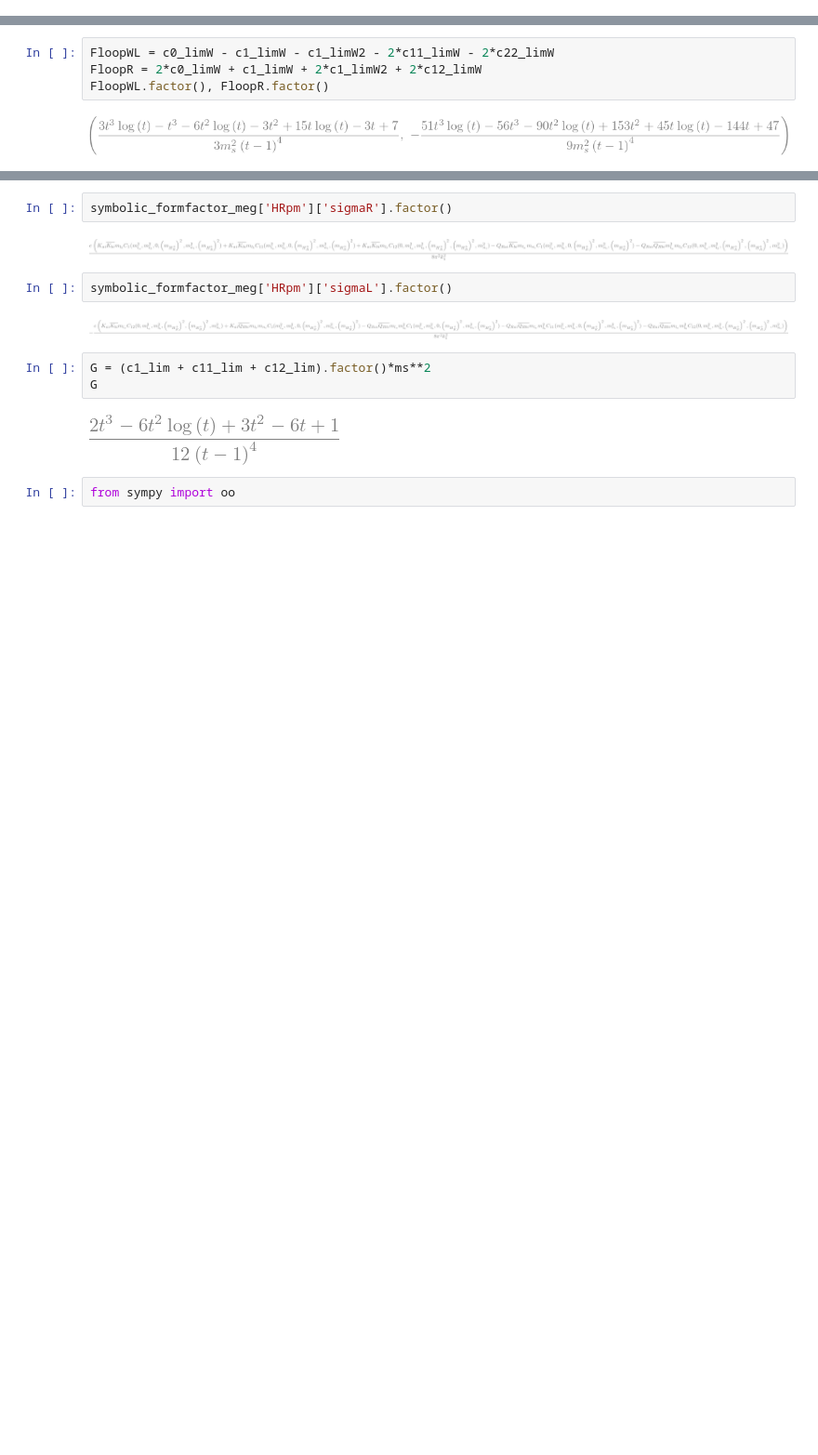
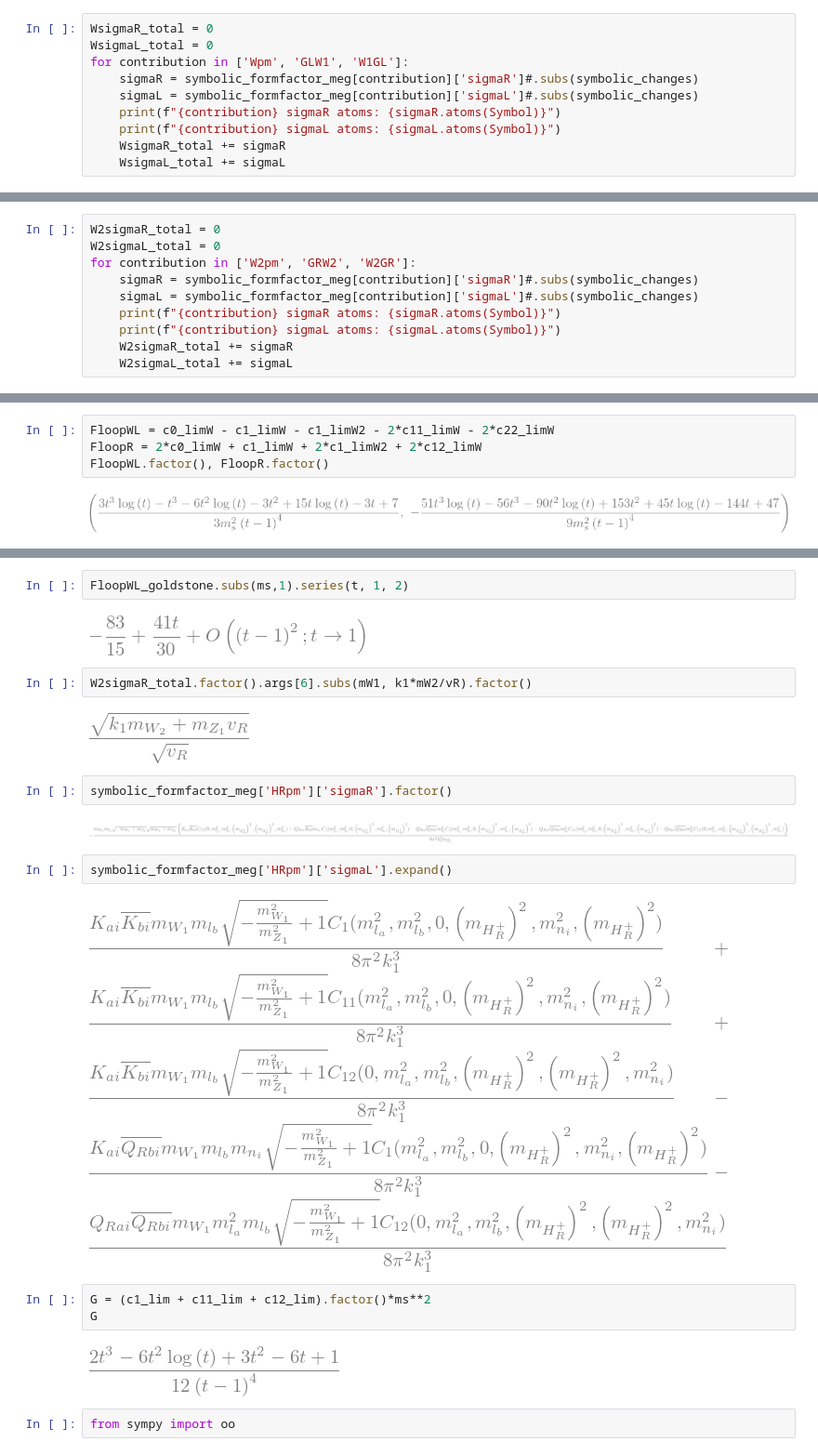
Before and after one commit to moiseszeleny/LRSM-with-Spheno, a Jupyter notebook: sympy_calculations/LFV decays DLRSM/diagram_formfactors_functions_lambdify_epsilon_new.ipynb, the cells around one changed output, grey strips where cells are left out. Shown at 93% size. Drawn from its saved outputs; the diff is of its cells as text; blank space fills up the shorter version.

```diff
--- a/sympy_calculations/LFV decays DLRSM/diagram_formfactors_functions_lambdify_epsilon_new.ipynb
+++ b/sympy_calculations/LFV decays DLRSM/diagram_formfactors_functions_lambdify_epsilon_new.ipynb
@@ -1019,0 +1054,10 @@ from LFVXD.diagram_meg import symbolic_formfactor_meg
+# %%
+WsigmaR_total = 0
+WsigmaL_total = 0
+for contribution in ['Wpm', 'GLW1', 'W1GL']:
+    sigmaR = symbolic_formfactor_meg[contribution]['sigmaR']#.subs(symbolic_changes)
+    sigmaL = symbolic_formfactor_meg[contribution]['sigmaL']#.subs(symbolic_changes)
+    print(f"{contribution} sigmaR atoms: {sigmaR.atoms(Symbol)}")
+    print(f"{contribution} sigmaL atoms: {sigmaL.atoms(Symbol)}")
+    WsigmaR_total += sigmaR
+    WsigmaL_total += sigmaL
@@ -1019,0 +1083,10 @@ from LFVXD.diagram_meg import symbolic_formfactor_meg
+# %%
+W2sigmaR_total = 0
+W2sigmaL_total = 0
+for contribution in ['W2pm', 'GRW2', 'W2GR']:
+    sigmaR = symbolic_formfactor_meg[contribution]['sigmaR']#.subs(symbolic_changes)
+    sigmaL = symbolic_formfactor_meg[contribution]['sigmaL']#.subs(symbolic_changes)
+    print(f"{contribution} sigmaR atoms: {sigmaR.atoms(Symbol)}")
+    print(f"{contribution} sigmaL atoms: {sigmaL.atoms(Symbol)}")
+    W2sigmaR_total += sigmaR
+    W2sigmaL_total += sigmaL
@@ -1101,11 +1198,19 @@ FloopWL.factor(), FloopR.factor()
+# %%
+FloopWL_goldstone.subs(ms,1).series(t, 1, 2)
+# %% [output]
+[figure, added]
+# %%
+W2sigmaR_total.factor().args[6].subs(mW1, k1*mW2/vR).factor()
+# %% [output]
+[figure, added]
 # %%
 symbolic_formfactor_meg['HRpm']['sigmaR'].factor()
 # %% [output]
-[figure, old version]
+[figure, new version]
 # %%
-symbolic_formfactor_meg['HRpm']['sigmaL'].factor()
+symbolic_formfactor_meg['HRpm']['sigmaL'].expand()
 # %% [output]
-[figure, old version]
+[figure, new version]
 # %%
 G = (c1_lim + c11_lim + c12_lim).factor()*ms**2
 G
```
Also changed, not shown: parts of 28 cells of this notebook, 25 other files.
